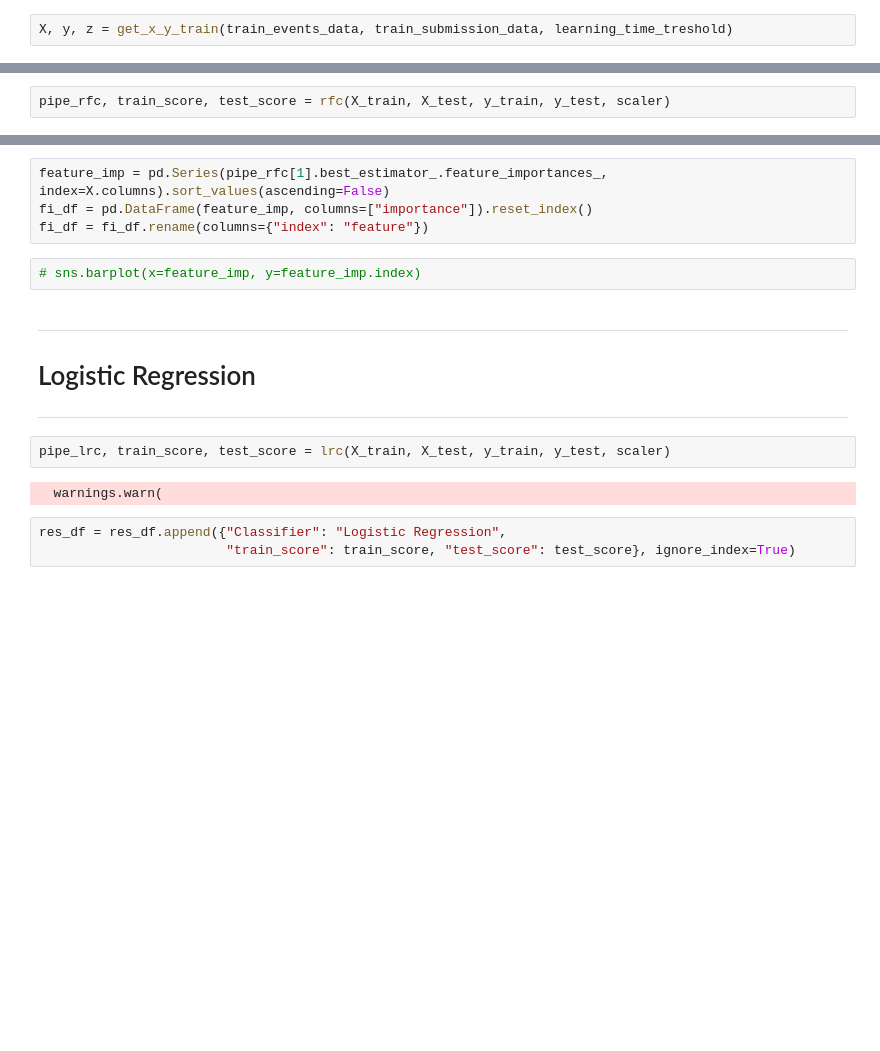
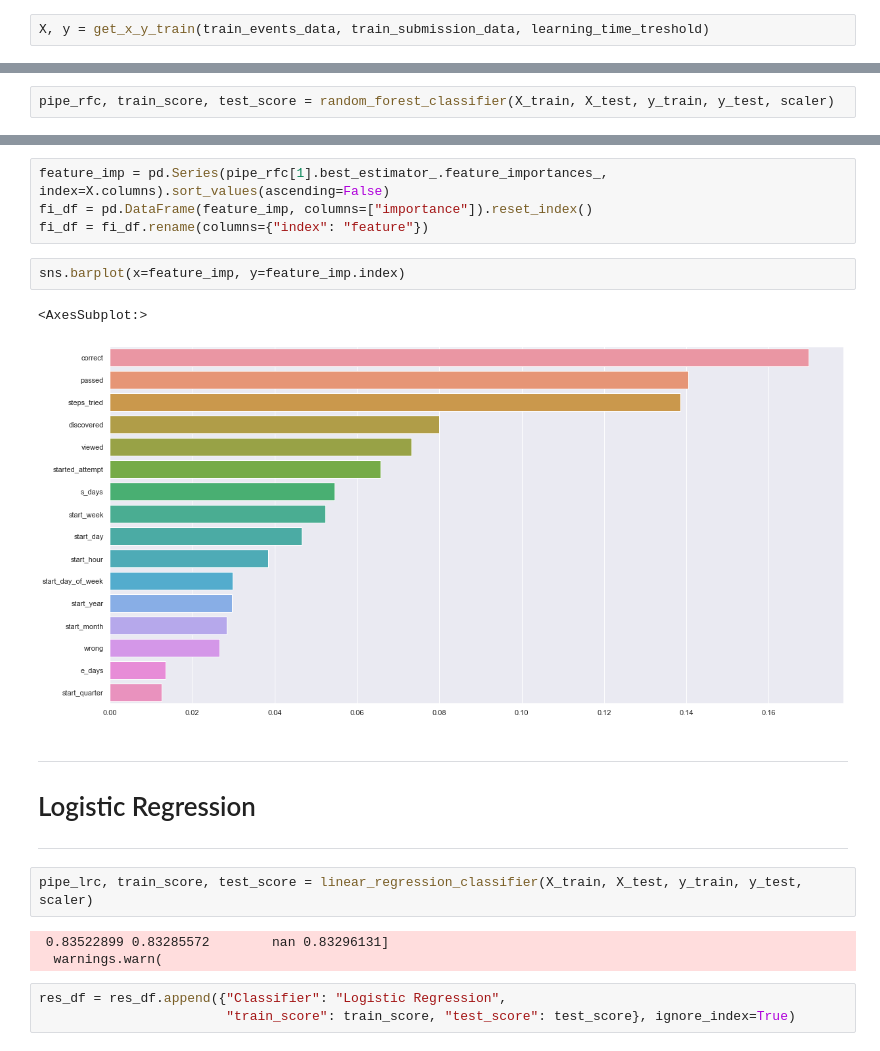
Before and after one commit to Froztgal/Stepic_ML_Contest, a Jupyter notebook: stepic_ml_contest.ipynb, the cells around one changed output, grey strips where cells are left out. Saved outputs shown, nothing was run; the diff lists cells and outputs as text; blank space fills up the shorter version.

```diff
--- a/stepic_ml_contest.ipynb
+++ b/stepic_ml_contest.ipynb
@@ -407,4 +63,4 @@ train_events_data = pd.read_csv("https://stepik.org/media/attachments/course/485
 # %%
 train_submission_data = pd.read_csv("https://stepik.org/media/attachments/course/4852/submissions_data_train.zip")
 # %%
-X, y, z = get_x_y_train(train_events_data, train_submission_data, learning_time_treshold)
+X, y = get_x_y_train(train_events_data, train_submission_data, learning_time_treshold)
@@ -437,7 +87,7 @@ X_pred = get_x_pred(pred_events_data, pred_submission_data)
 # %%
 scaler = StandardScaler()
 # %%
-pipe_rfc, train_score, test_score = rfc(X_train, X_test, y_train, y_test, scaler)
+pipe_rfc, train_score, test_score = random_forest_classifier(X_train, X_test, y_train, y_test, scaler)
 # %%
 res_df = pd.DataFrame({"Classifier": ["Random Forest"], "train_score": [train_score], "test_score": [test_score]})
 # %% [markdown]
@@ -447,7 +97,10 @@ feature_imp = pd.Series(pipe_rfc[1].best_estimator_.feature_importances_, index=
 fi_df = pd.DataFrame(feature_imp, columns=["importance"]).reset_index()
 fi_df = fi_df.rename(columns={"index": "feature"})
 # %%
-# sns.barplot(x=feature_imp, y=feature_imp.index)
+sns.barplot(x=feature_imp, y=feature_imp.index)
+# %% [output]
+<AxesSubplot:>
+[figure, added]
 # %% [markdown]
 ---
 
@@ -455,8 +108,9 @@ fi_df = fi_df.rename(columns={"index": "feature"})
 
 ---
 # %%
-pipe_lrc, train_score, test_score = lrc(X_train, X_test, y_train, y_test, scaler)
+pipe_lrc, train_score, test_score = linear_regression_classifier(X_train, X_test, y_train, y_test, scaler)
 # %% [output]
+ 0.83522899 0.83285572        nan 0.83296131]
   warnings.warn(
 # %%
 res_df = res_df.append({"Classifier": "Logistic Regression",
```
Also changed, not shown: parts of 42 cells of this notebook, 3 other files.
